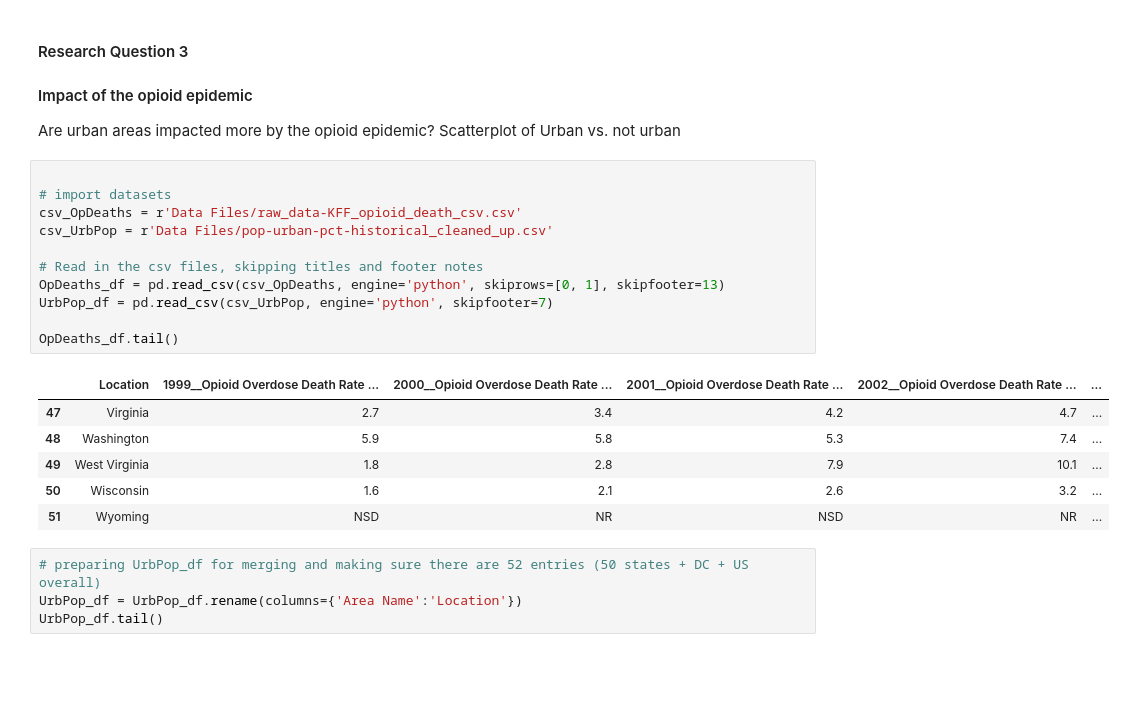
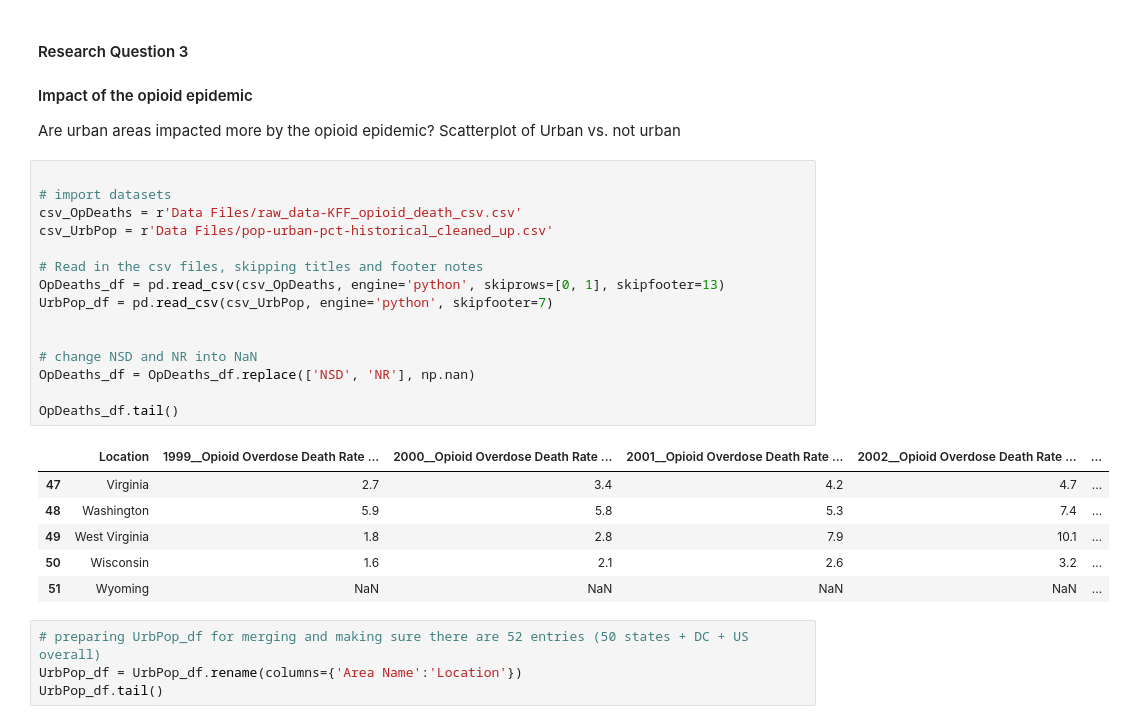
Before and after one commit to christa-fields/GWU_Databootcamp_Project_1, a Jupyter notebook: main.ipynb, the cells around one changed output. Saved outputs shown, nothing was run; the diff lists cells and outputs as text; blank space fills up the shorter version.

```diff
--- a/main.ipynb
+++ b/main.ipynb
@@ -42,21 +42,25 @@ Are urban areas impacted more by the opioid epidemic? Scatterplot of Urban vs. n
 # %%
 
 # import datasets
 csv_OpDeaths = r'Data Files/raw_data-KFF_opioid_death_csv.csv'
 csv_UrbPop = r'Data Files/pop-urban-pct-historical_cleaned_up.csv'
 
 # Read in the csv files, skipping titles and footer notes
 OpDeaths_df = pd.read_csv(csv_OpDeaths, engine='python', skiprows=[0, 1], skipfooter=13)
 UrbPop_df = pd.read_csv(csv_UrbPop, engine='python', skipfooter=7)
 
+
+# change NSD and NR into NaN
+OpDeaths_df = OpDeaths_df.replace(['NSD', 'NR'], np.nan)
+
 OpDeaths_df.tail()
 # %% [output]
 |  | Location | 1999__Opioid Overdose Death Rate ... | 2000__Opioid Overdose Death Rate ... | 2001__Opioid Overdose Death Rate ... | 2002__Opioid Overdose Death Rate ... | ... |
 | 47 | Virginia | 2.7 | 3.4 | 4.2 | 4.7 | ... |
 | 48 | Washington | 5.9 | 5.8 | 5.3 | 7.4 | ... |
 | 49 | West Virginia | 1.8 | 2.8 | 7.9 | 10.1 | ... |
 | 50 | Wisconsin | 1.6 | 2.1 | 2.6 | 3.2 | ... |
-| 51 | Wyoming | NSD | NR | NSD | NR | ... |
+| 51 | Wyoming | NaN | NaN | NaN | NaN | ... |
 # %%
 # preparing UrbPop_df for merging and making sure there are 52 entries (50 states + DC + US overall)
 UrbPop_df = UrbPop_df.rename(columns={'Area Name':'Location'})
```
Also changed, not shown: parts of 5 cells of this notebook.
